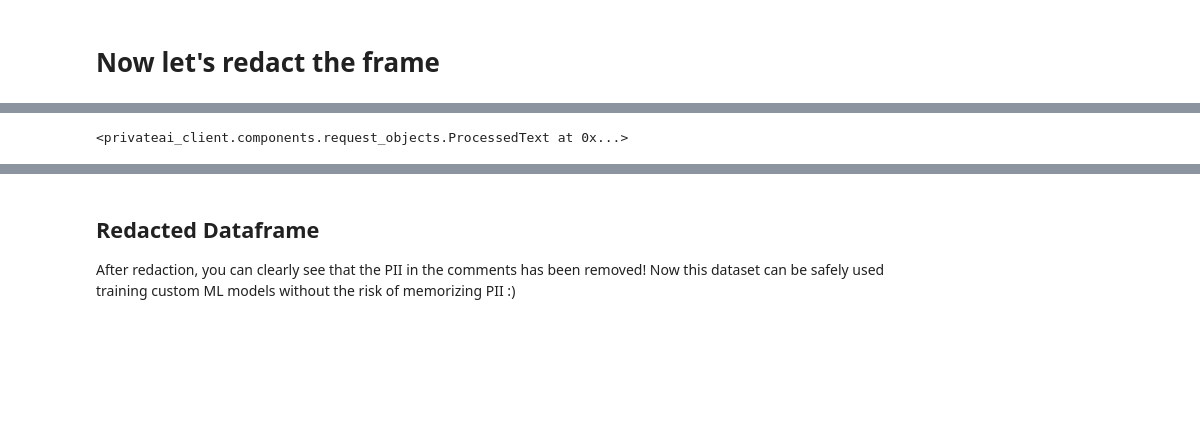
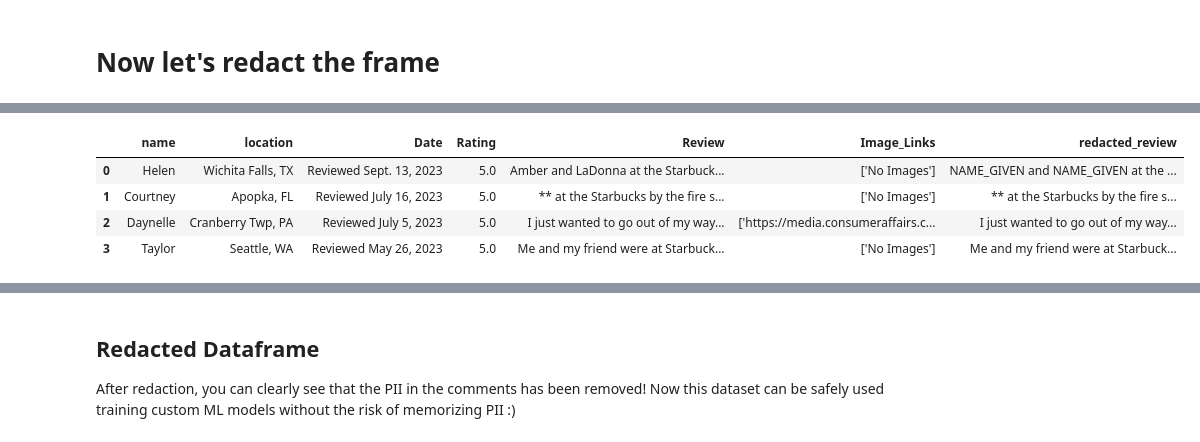
Before and after one commit to privateai/deid-examples, a Jupyter notebook: python/structured_data/PII Safe Sentiment Analysis.ipynb, the cells around one changed output, grey strips where cells are left out. Drawn from its saved outputs; the diff is of its cells as text; code cells hidden in the pictures; blank space fills up the shorter version.

```diff
--- a/python/structured_data/PPI_Safe_Starbucks_Reviews.ipynb
+++ b/python/structured_data/PII Safe Sentiment Analysis.ipynb
@@ -78,34 +76,28 @@ sample_entity_type_selector = request_objects.entity_type_selector_obj(
-# %%
-proc_obj = request_objects.processed_text_obj(type="MARKER", pattern="BEST_ENTITY_TYPE")
-# %%
-text_req = request_objects.process_text_obj(
-    text=[], processed_text=proc_obj, entity_detection=sample_entity_type_selector
-    )
-# %%
-request_objects.processed_text_obj()
-# %% [output]
-<privateai_client.components.request_objects.ProcessedText at 0x...>
 # %%
 # Here we are going to disable some redaction.
 # Since the Starbucks management surely wants to know if there are any specific locations that have worse scores than others
 # we will not redact organizations, locations, or addresses
 
-# since we don't care about distinct individuals in these reviews we set the marker type the "BEST_ENTITY_TYPE"
-proc_obj = request_objects.processed_text_obj(type="MARKER", pattern="BEST_ENTITY_TYPE")
-# to allow locations, organizations and addresses to pass through untouched we create a "disable" filter
-entity_type_selector = request_objects.entity_type_selector_obj(type="DISABLE", value=['ORGANIZATION','LOCATION','LOCATION_ADDRESS', 'LOCATION_STATE','LOCATION_CITY','DATE'])
-# create the redaction request object with the entity_detection set to include the filter created above
-entity_detection = request_objects.entity_detection_obj(entity_types=[entity_type_selector])
-text_req = request_objects.process_text_obj(
-    text=[], processed_text=proc_obj, entity_detection=entity_detection
+def redact_text(text):
+  # since we don't care about distinct individuals in these reviews we set the marker type the "BEST_ENTITY_TYPE"
+  proc_obj = request_objects.processed_text_obj(type="MARKER", pattern="BEST_ENTITY_TYPE")
+  # to allow locations, organizations and addresses to pass through untouched we create a "disable" filter
+  entity_type_selector = request_objects.entity_type_selector_obj(
+      type="DISABLE", value=['ORGANIZATION','LOCATION','LOCATION_ADDRESS', 'LOCATION_STATE','LOCATION_CITY','DATE']
+      )
+  # create the redaction request object with the entity_detection set to include the filter created above
+  entity_detection = request_objects.entity_detection_obj(entity_types=[entity_type_selector])
+  text_req = request_objects.process_text_obj(
+    text=[text], processed_text=proc_obj, entity_detection=entity_detection
     )
-
-for column in data_frame.columns:
-    text_req.text.append(f"{column}:{' | '.join([str(row) for row in data_frame[column]])}")
-
-resp = client.process_text(text_req)
-redacted_data = dict()
-for row in resp.processed_text:
-    data = row.split(':',1)
-    redacted_data[data[0]] = data[1].split(' | ')
-redacted_data_frame = pd.DataFrame(redacted_data)
+  return client.process_text(text_req).processed_text[0]
+# %%
+data_frame["redacted_review"] = data_frame["Review"].apply(redact_text)
+# %%
+data_frame.head()
+# %% [output]
+|  | name | location | Date | Rating | Review | Image_Links | redacted_review |
+| 0 | Helen | Wichita Falls, TX | Reviewed Sept. 13, 2023 | 5.0 | Amber and LaDonna at the Starbuck... | ['No Images'] | NAME_GIVEN and NAME_GIVEN at the ... |
+| 1 | Courtney | Apopka, FL | Reviewed July 16, 2023 | 5.0 | ** at the Starbucks by the fire s... | ['No Images'] | ** at the Starbucks by the fire s... |
+| 2 | Daynelle | Cranberry Twp, PA | Reviewed July 5, 2023 | 5.0 | I just wanted to go out of my way... | ['https://media.consumeraffairs.c... | I just wanted to go out of my way... |
+| 3 | Taylor | Seattle, WA | Reviewed May 26, 2023 | 5.0 | Me and my friend were at Starbuck... | ['No Images'] | Me and my friend were at Starbuck... |
```
Also changed, not shown: parts of 17 cells of this notebook.
